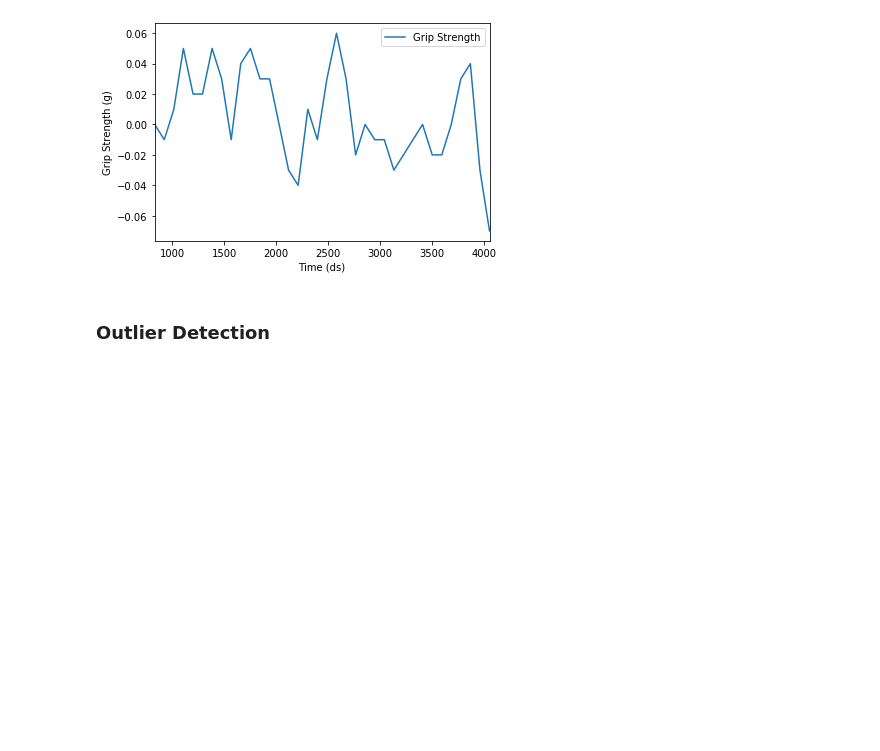
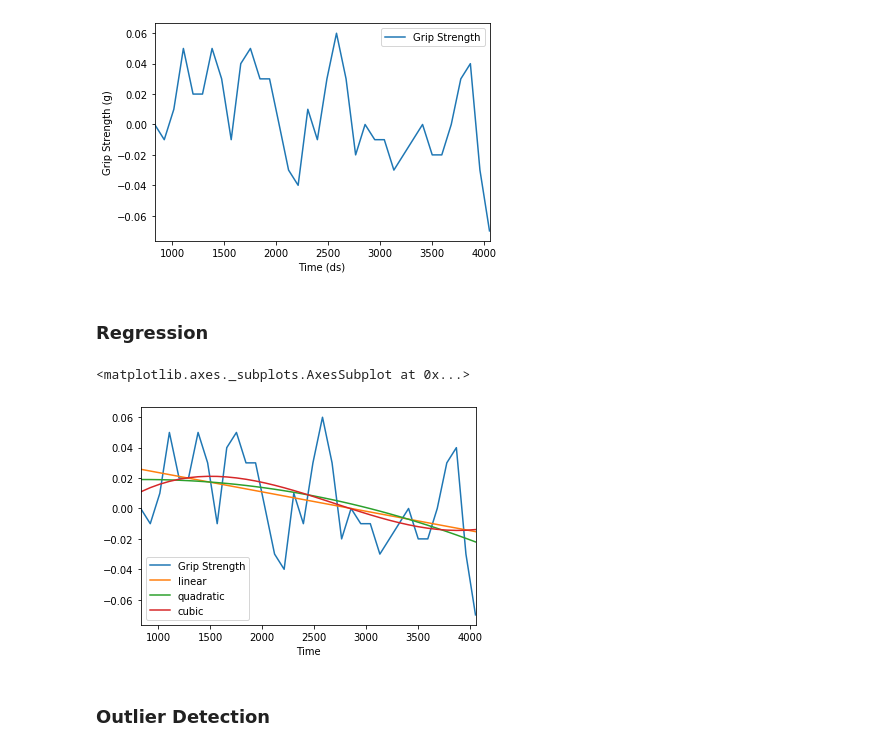
Before and after one commit to adityamookerjee/mouselab, a Jupyter notebook: Concept Notebook.ipynb, the cells around one changed output. Saved outputs shown, nothing was run; the diff lists cells and outputs as text; code cells hidden in the pictures; blank space fills up the shorter version.

Commit message:
Added Polynomial Fits
Added Quadratic and Cubic Fits

```diff
--- a/Concept Notebook.ipynb
+++ b/Concept Notebook.ipynb
@@ -23,6 +24,36 @@ plt.ylabel("Grip Strength (g)")
 # %% [output]
 Text(0, 0.5, 'Grip Strength (g)')
 [figure]
+# %% [markdown]
+### Regression
+# %%
+# Linear Regression
+def linear_fit(xi, y):
+    """
+    Uses scipy.stats to run OLS
+    """
+    # Generated linear fit
+    slope, intercept, r_value, p_value, std_err = stats.linregress(xi, y)
+    line = slope * xi + intercept
+    return slope, intercept, r_value, p_value, std_err, line
+# %%
+slope, intercept, r_value, p_value, std_err, line = linear_fit(
+        df.index, df.iloc[:, 0].values
+    )
+# %%
+
+f_quad = np.poly1d(np.polyfit(df.index, df.iloc[:, 0].values,2))
+f_cubic = np.poly1d(np.polyfit(df.index, df.iloc[:, 0].values,3))
+# %%
+dff = df.copy()
+dff["linear"] = line
+dff["quadratic"] = f_quad(df.index)
+dff["cubic"] = f_cubic(df.index)
+# %%
+dff.plot()
+# %% [output]
+<matplotlib.axes._subplots.AxesSubplot at 0x...>
+[figure, added]
 # %% [markdown]
 ### Outlier Detection
 # %% [markdown]
```
Also changed, not shown: parts of 3 cells of this notebook, 1 other file.
